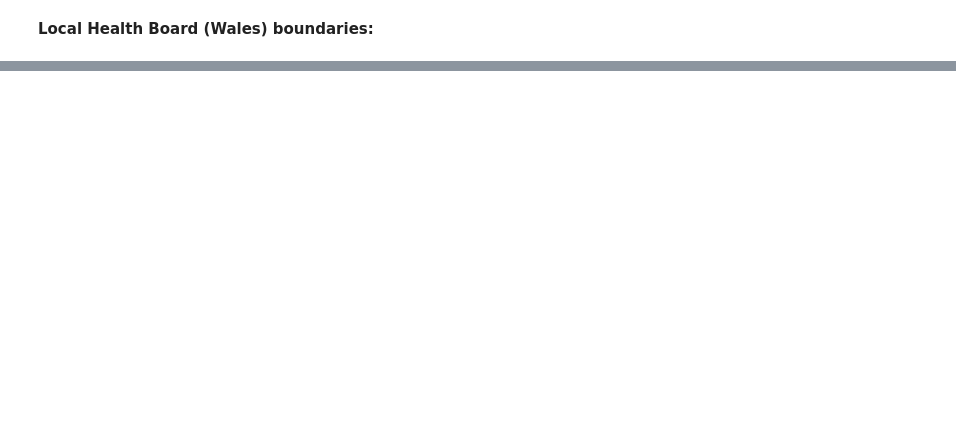
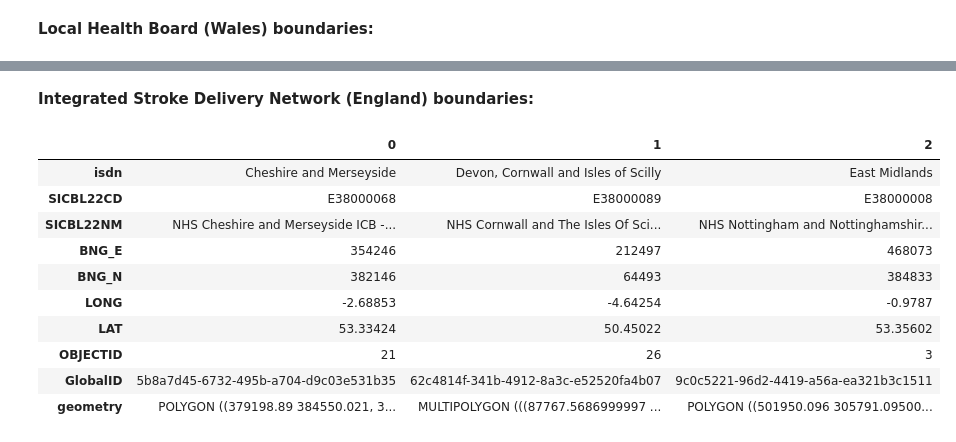
Before and after one commit to stroke-modelling/stroke-maps, a Jupyter notebook: docs/02_import_data.ipynb, the cells around one changed output, grey strips where cells are left out. Saved outputs shown, nothing was run; the diff lists cells and outputs as text; code cells hidden in the pictures; blank space fills up the shorter version.

```diff
--- a/docs/02_import_data.ipynb
+++ b/docs/02_import_data.ipynb
@@ -145,0 +209,18 @@ gdf_lhb.head(3).T
+# %% [markdown]
+__Integrated Stroke Delivery Network (England) boundaries:__
+# %%
+gdf_isdn = stroke_maps.load_data.isdn_geography()
+
+gdf_isdn.head(3).T
+# %% [output]
+|  | 0 | 1 | 2 |
+| isdn | Cheshire and Merseyside | Devon, Cornwall and Isles of Scilly | East Midlands |
+| SICBL22CD | E38000068 | E38000089 | E38000008 |
+| SICBL22NM | NHS Cheshire and Merseyside ICB -... | NHS Cornwall and The Isles Of Sci... | NHS Nottingham and Nottinghamshir... |
+| BNG_E | 354246 | 212497 | 468073 |
+| BNG_N | 382146 | 64493 | 384833 |
+| LONG | -2.68853 | -4.64254 | -0.9787 |
+| LAT | 53.33424 | 50.45022 | 53.35602 |
+| OBJECTID | 21 | 26 | 3 |
+| GlobalID | 5b8a7d45-6732-495b-a704-d9c03e531b35 | 62c4814f-341b-4912-8a3c-e52520fa4b07 | 9c0c5221-96d2-4419-a56a-ea321b3c1511 |
+| geometry | POLYGON ((379198.89 384550.021, 3... | MULTIPOLYGON (((87767.5686999997 ... | POLYGON ((501950.096 305791.09500... |
```
Also changed, not shown: parts of 10 cells of this notebook.
